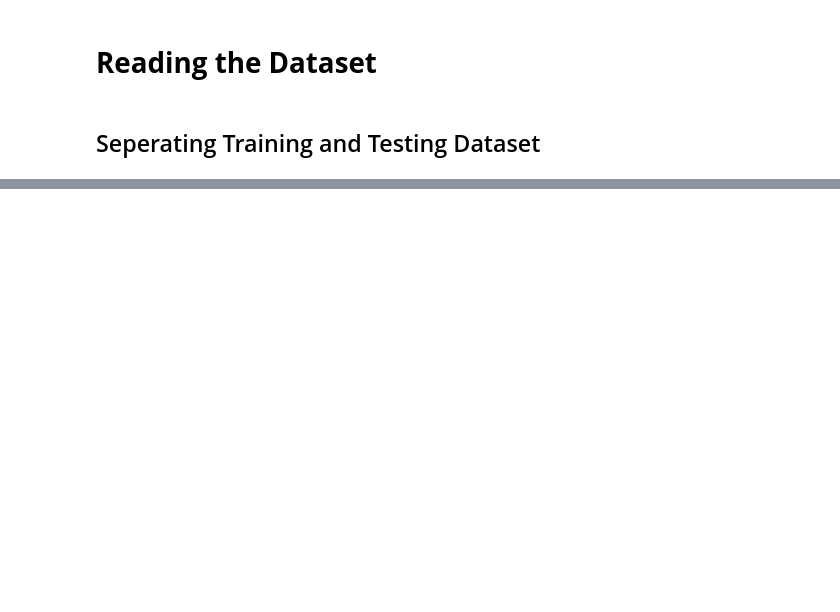
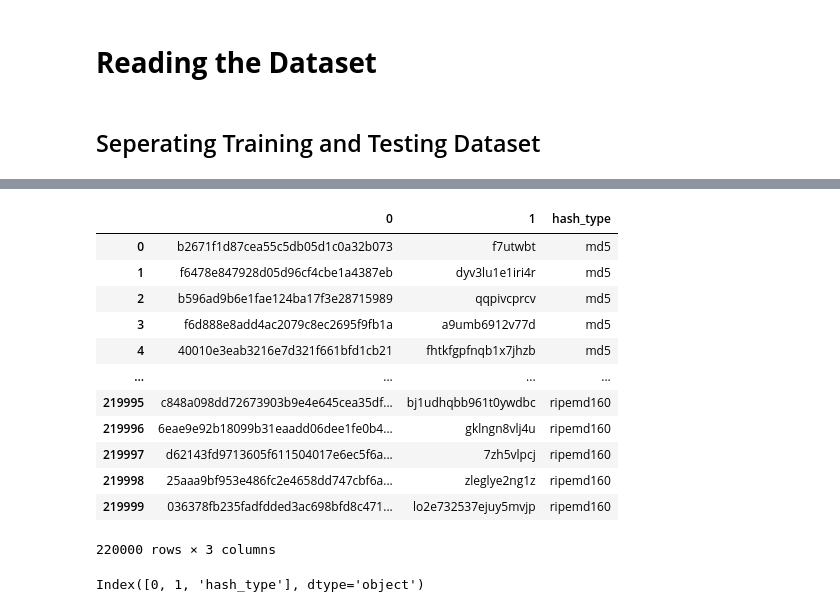
Before and after one commit to yashpotdar-py/Cryptographic-Algorithm-Classifier, a Jupyter notebook: notebooks/01_Reading & Processing Data.ipynb, the cells around one changed output, grey strips where cells are left out. Saved outputs shown, nothing was run; the diff lists cells and outputs as text; code cells hidden in the pictures; blank space fills up the shorter version.

Commit message:
18 Aug 2024 | Creating a training dataset and Gathering few insights

```diff
--- a/notebooks/01_Reading & Processing Data.ipynb
+++ b/notebooks/01_Reading & Processing Data.ipynb
@@ -12,10 +12,10 @@ warnings.filterwarnings('ignore')
 training_files = []
 testing_files = []
 
-for dirname, _, filenames in os.walk("../data/hash/train/"):
+for dirname, _, filenames in os.walk("../data/train/"):
     for filename in filenames:
         training_files.append(os.path.join(dirname, filename))
 
-for dirname, _, filenames in os.walk("../data/hash/test/"):
+for dirname, _, filenames in os.walk("../data/test/"):
     for filename in filenames:
         testing_files.append(os.path.join(dirname, filename))
@@ -21,0 +24,8 @@ for dirname, _, filenames in os.walk("../data/hash/test/"):
+# %%
+dataframes = {}
+# %%
+for training_file in training_files:
+    df = pd.read_csv(training_file, sep=':', header=None)
+    hash_name = training_file.split('hash_')[-1]
+    df['hash_type'] = hash_name
+    dataframes[hash_name] = df
@@ -21,0 +52,21 @@ for dirname, _, filenames in os.walk("../data/hash/test/"):
+# %%
+merged_df = pd.concat(dataframes.values(), ignore_index=True)
+merged_df
+# %% [output]
+|  | 0 | 1 | hash_type |
+| 0 | b2671f1d87cea55c5db05d1c0a32b073 | f7utwbt | md5 |
+| 1 | f6478e847928d05d96cf4cbe1a4387eb | dyv3lu1e1iri4r | md5 |
+| 2 | b596ad9b6e1fae124ba17f3e28715989 | qqpivcprcv | md5 |
+| 3 | f6d888e8add4ac2079c8ec2695f9fb1a | a9umb6912v77d | md5 |
+| 4 | 40010e3eab3216e7d321f661bfd1cb21 | fhtkfgpfnqb1x7jhzb | md5 |
+| ... | ... | ... | ... |
+| 219995 | c848a098dd72673903b9e4e645cea35df... | bj1udhqbb961t0ywdbc | ripemd160 |
+| 219996 | 6eae9e92b18099b31eaadd06dee1fe0b4... | gklngn8vlj4u | ripemd160 |
+| 219997 | d62143fd9713605f611504017e6ec5f6a... | 7zh5vlpcj | ripemd160 |
+| 219998 | 25aaa9bf953e486fc2e4658dd747cbf6a... | zleglye2ng1z | ripemd160 |
+| 219999 | 036378fb235fadfdded3ac698bfd8c471... | lo2e732537ejuy5mvjp | ripemd160 |
+220000 rows × 3 columns
+# %%
+merged_df.columns
+# %% [output]
+Index([0, 1, 'hash_type'], dtype='object')
```
Also changed, not shown: parts of 6 cells of this notebook, 2 other files.
